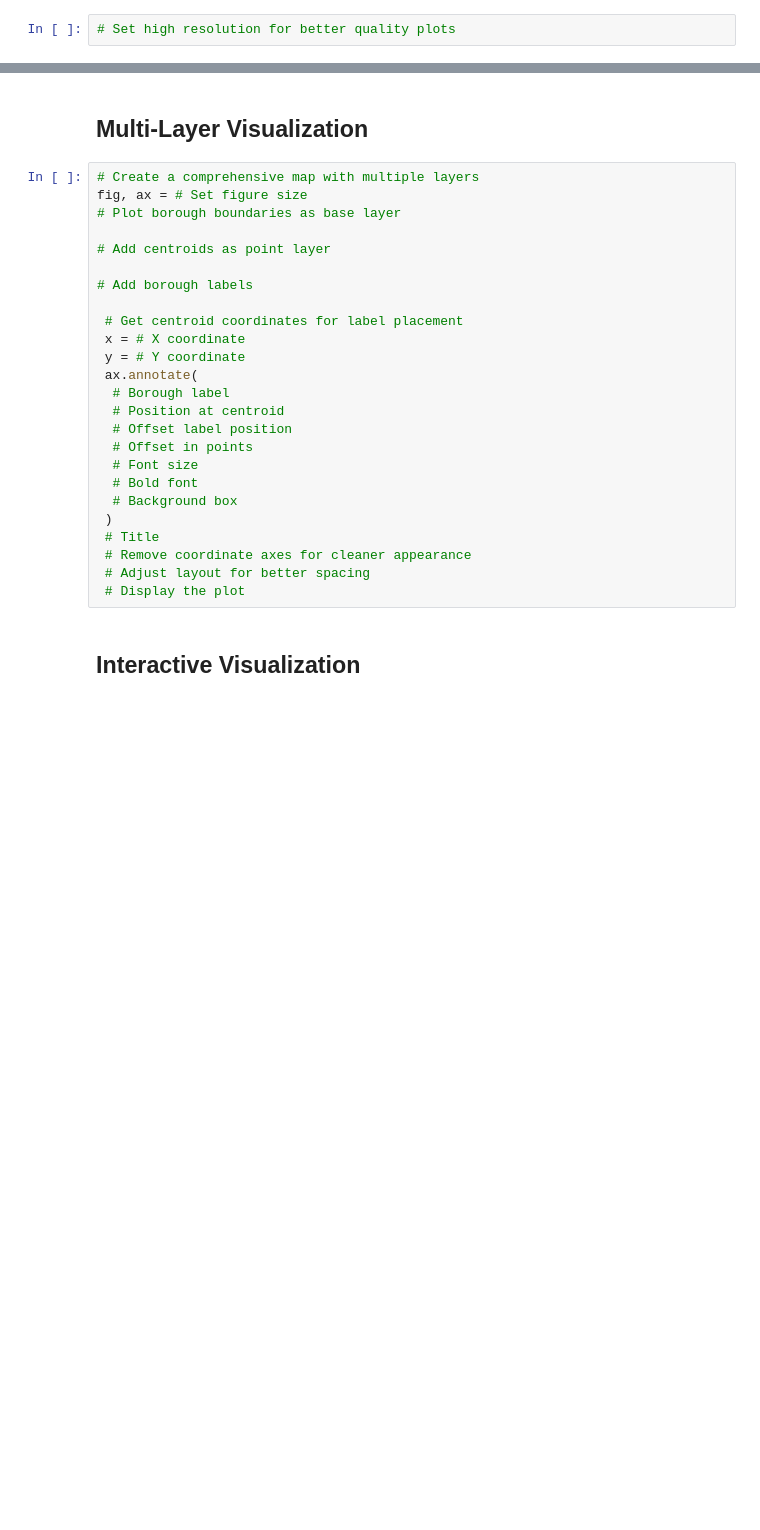
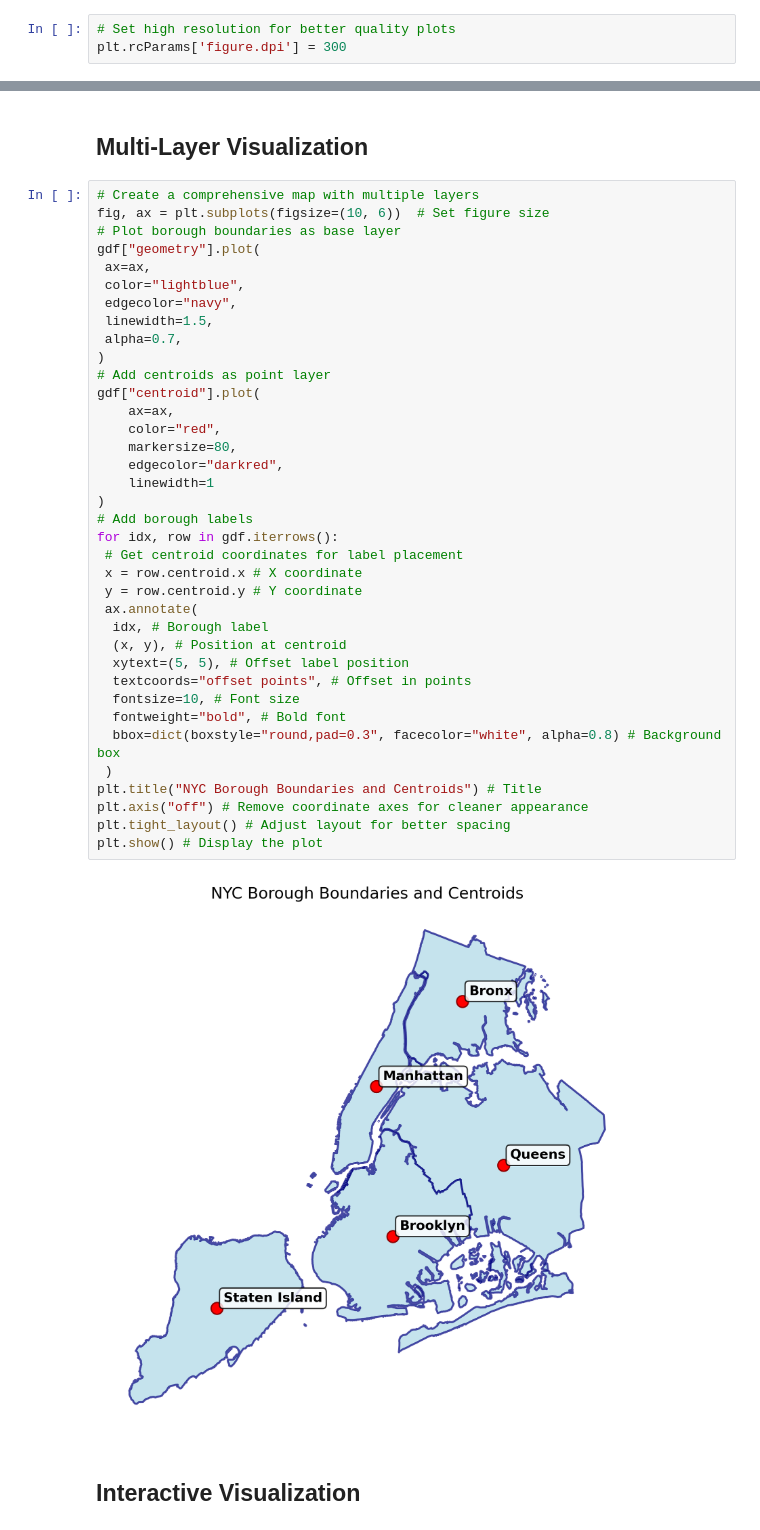
Before and after one commit to arjavrawal/sgsup-arjav-222, a Jupyter notebook: homework/week14/Lecture13_ForStudents.ipynb, the cells around one changed output, grey strips where cells are left out. Cells and saved outputs as stored; diff of their text form; blank space fills up the shorter version.

```diff
--- a/homework/week14/Lecture13_ForStudents.ipynb
+++ b/homework/week14/Lecture13_ForStudents.ipynb
@@ -171,3 +171,4 @@ Name: area_km2, dtype: float64
 ## Visualizing Geospatial Data
 # %%
 # Set high resolution for better quality plots
+plt.rcParams['figure.dpi'] = 300
@@ -190,29 +200,43 @@ gdf.plot(
 ## Multi-Layer Visualization
 # %%
 # Create a comprehensive map with multiple layers
-fig, ax = # Set figure size
+fig, ax = plt.subplots(figsize=(10, 6))  # Set figure size
 # Plot borough boundaries as base layer
-
+gdf["geometry"].plot(
+ ax=ax,
+ color="lightblue",
+ edgecolor="navy",
+ linewidth=1.5,
+ alpha=0.7,
+)
 # Add centroids as point layer
-
+gdf["centroid"].plot(
+    ax=ax,
+    color="red",
+    markersize=80,
+    edgecolor="darkred",
+    linewidth=1
+)
 # Add borough labels
-
+for idx, row in gdf.iterrows():
  # Get centroid coordinates for label placement
- x = # X coordinate
- y = # Y coordinate
+ x = row.centroid.x # X coordinate
+ y = row.centroid.y # Y coordinate
  ax.annotate(
-  # Borough label
-  # Position at centroid
-  # Offset label position
-  # Offset in points
-  # Font size
-  # Bold font
-  # Background box
+  idx, # Borough label
+  (x, y), # Position at centroid
+  xytext=(5, 5), # Offset label position
+  textcoords="offset points", # Offset in points
+  fontsize=10, # Font size
+  fontweight="bold", # Bold font
+  bbox=dict(boxstyle="round,pad=0.3", facecolor="white", alpha=0.8) # Background box
  )
- # Title
- # Remove coordinate axes for cleaner appearance
- # Adjust layout for better spacing
- # Display the plot
+plt.title("NYC Borough Boundaries and Centroids") # Title
+plt.axis("off") # Remove coordinate axes for cleaner appearance
+plt.tight_layout() # Adjust layout for better spacing
+plt.show() # Display the plot
+# %% [output]
+[figure, added]
 # %% [markdown]
 ## Interactive Visualization
 # %%
```
Also changed, not shown: parts of 3 cells of this notebook, 1 other file.
